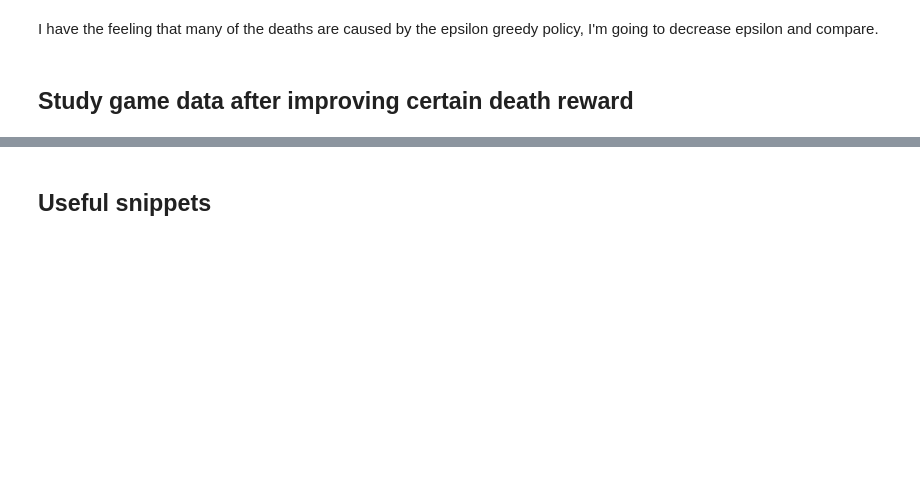
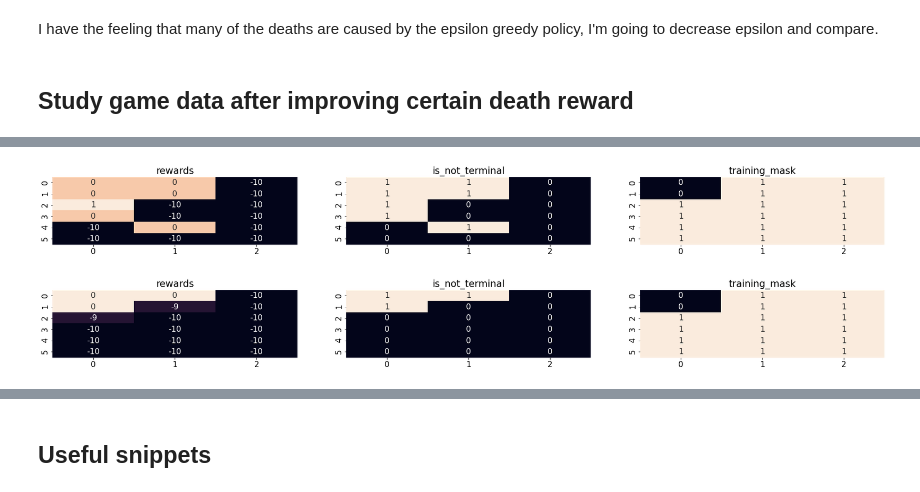
Before and after one commit to ironbar/hungry_geese, a Jupyter notebook: notebooks/010_ladder_of_agents_4.ipynb, the cells around one changed output, grey strips where cells are left out. Cells and saved outputs as stored; diff of their text form; code cells hidden in the pictures; blank space fills up the shorter version.

```diff
--- a/notebooks/010_ladder_of_agents_4.ipynb
+++ b/notebooks/010_ladder_of_agents_4.ipynb
@@ -580,0 +718,19 @@ explore_train_data('/mnt/hdd0/Kaggle/hungry_geese/models/46_train_from_zero_on/0
+# %%
+def propagate_death_reward_backwards(step, data, verbose=False):
+    """
+    Propagates death information from step to step -1, and
+    continues to step -2 and so on if necessary
+    """
+    if verbose: print('Propagating death reward from step %i' % step)
+    action_idx = np.arange(3)[(data['is_not_terminal'][step - 1]*data['training_mask'][step - 1]) == 1]
+    if not action_idx.size: # I think this is very unlikely, but let's be cautious
+        return
+    data['is_not_terminal'][step - 1, action_idx] = 0
+    data['rewards'][step - 1, action_idx] += np.max(data['rewards'][step])
+    if np.max(data['is_not_terminal'][step - 1]) == 0 and np.min(data['training_mask'][step - 1]) == 1:
+        propagate_death_reward_backwards(step - 1, data, verbose)
+# %%
+def show_after_and_before_death_reward_propagation(idx, data, verbose=False):
+    visualize_rewards(idx, data); plt.show()
+    propagate_death_reward_backwards(idx, data, verbose)
+    visualize_rewards(idx, data)
@@ -580,0 +744,7 @@ explore_train_data('/mnt/hdd0/Kaggle/hungry_geese/models/46_train_from_zero_on/0
+# %%
+data = dict(**np.load(filepath))
+# %%
+show_after_and_before_death_reward_propagation(indices[0], data, verbose=False)
+# %% [output]
+[figure, added]
+[figure, added]
```
Also changed, not shown: parts of 48 cells of this notebook, 5 other files.
